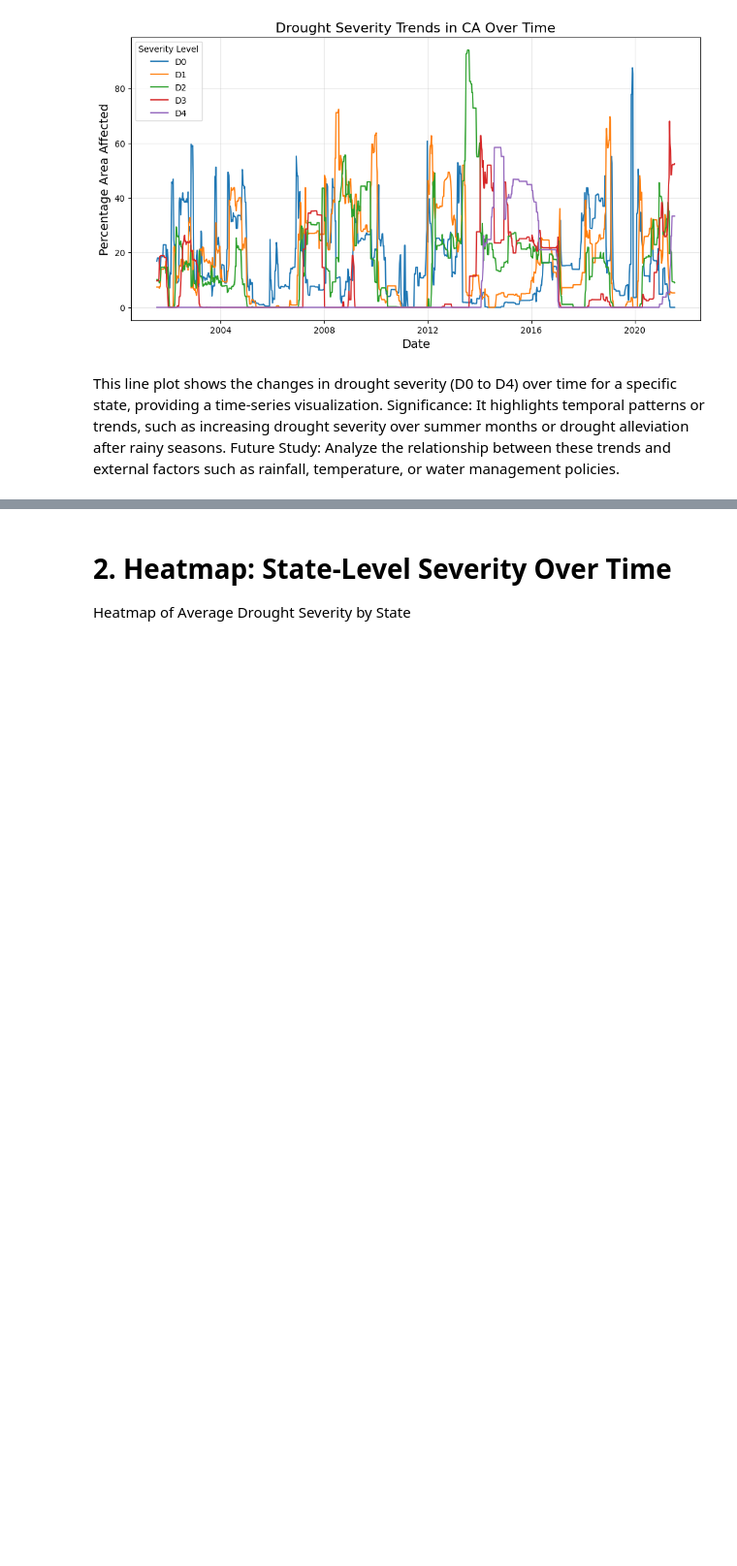
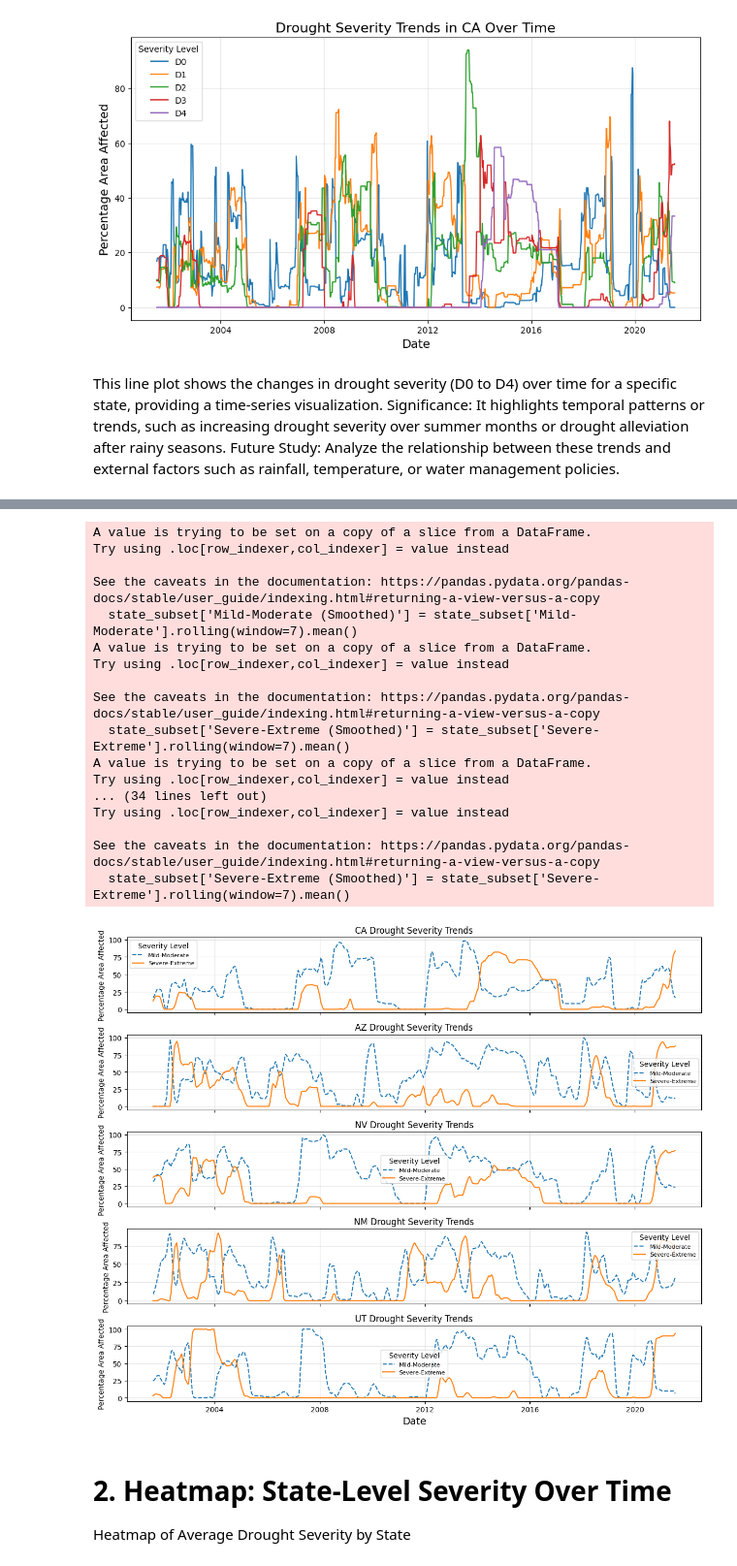
Before and after one commit to mjkim1001/DATA481-Breast_Cancer, a Jupyter notebook: Maanav Jariwala/Drought/drought.ipynb, the cells around one changed output, grey strips where cells are left out. Shown at 97% size. Drawn from its saved outputs; the diff is of its cells as text; code cells hidden in the pictures; blank space fills up the shorter version.

```diff
--- a/Maanav Jariwala/Drought/drought.ipynb
+++ b/Maanav Jariwala/Drought/drought.ipynb
@@ -104,3 +146,45 @@ Future Study: Analyze the relationship between these trends and external factors
+# %%
+# Plot trends for each state in separate subplots
+fig, axes = plt.subplots(nrows=len(selected_states), ncols=1, figsize=(12, 10), sharex=True)
+
+# Loop through selected states and plot on individual subplots
+for i, state in enumerate(selected_states):
+    state_subset = state_trend[state_trend['StateAbbreviation'] == state]
+
+    # Apply rolling average to smooth the data (7-day window)
+    state_subset['Mild-Moderate (Smoothed)'] = state_subset['Mild-Moderate'].rolling(window=7).mean()
+    state_subset['Severe-Extreme (Smoothed)'] = state_subset['Severe-Extreme'].rolling(window=7).mean()
+
+    axes[i].plot(state_subset['ValidStart'], state_subset['Mild-Moderate (Smoothed)'], label="Mild-Moderate", linestyle='dashed')
+    axes[i].plot(state_subset['ValidStart'], state_subset['Severe-Extreme (Smoothed)'], label="Severe-Extreme")
+    axes[i].set_title(f"{state} Drought Severity Trends", fontsize=12)
+    axes[i].set_ylabel("Percentage Area Affected", fontsize=10)
+    axes[i].legend(title="Severity Level", fontsize=8)
+    axes[i].grid(alpha=0.3)
+
+# Common x-axis label
+plt.xlabel("Date", fontsize=14)
+plt.tight_layout()
+plt.show()
+# %% [output]
+A value is trying to be set on a copy of a slice from a DataFrame.
+Try using .loc[row_indexer,col_indexer] = value instead
+
+See the caveats in the documentation: https://pandas.pydata.org/pandas-docs/stable/user_guide/indexing.html#returning-a-view-versus-a-copy
+  state_subset['Mild-Moderate (Smoothed)'] = state_subset['Mild-Moderate'].rolling(window=7).mean()
+A value is trying to be set on a copy of a slice from a DataFrame.
+Try using .loc[row_indexer,col_indexer] = value instead
+
+See the caveats in the documentation: https://pandas.pydata.org/pandas-docs/stable/user_guide/indexing.html#returning-a-view-versus-a-copy
+  state_subset['Severe-Extreme (Smoothed)'] = state_subset['Severe-Extreme'].rolling(window=7).mean()
+A value is trying to be set on a copy of a slice from a DataFrame.
+Try using .loc[row_indexer,col_indexer] = value instead
+... (34 lines left out)
+Try using .loc[row_indexer,col_indexer] = value instead
+
+See the caveats in the documentation: https://pandas.pydata.org/pandas-docs/stable/user_guide/indexing.html#returning-a-view-versus-a-copy
+  state_subset['Severe-Extreme (Smoothed)'] = state_subset['Severe-Extreme'].rolling(window=7).mean()
+[figure, added]
 # %% [markdown]
 # 2. Heatmap: State-Level Severity Over Time
 Heatmap of Average Drought Severity by State
```
Also changed, not shown: parts of 2 cells of this notebook, 2 other files.
